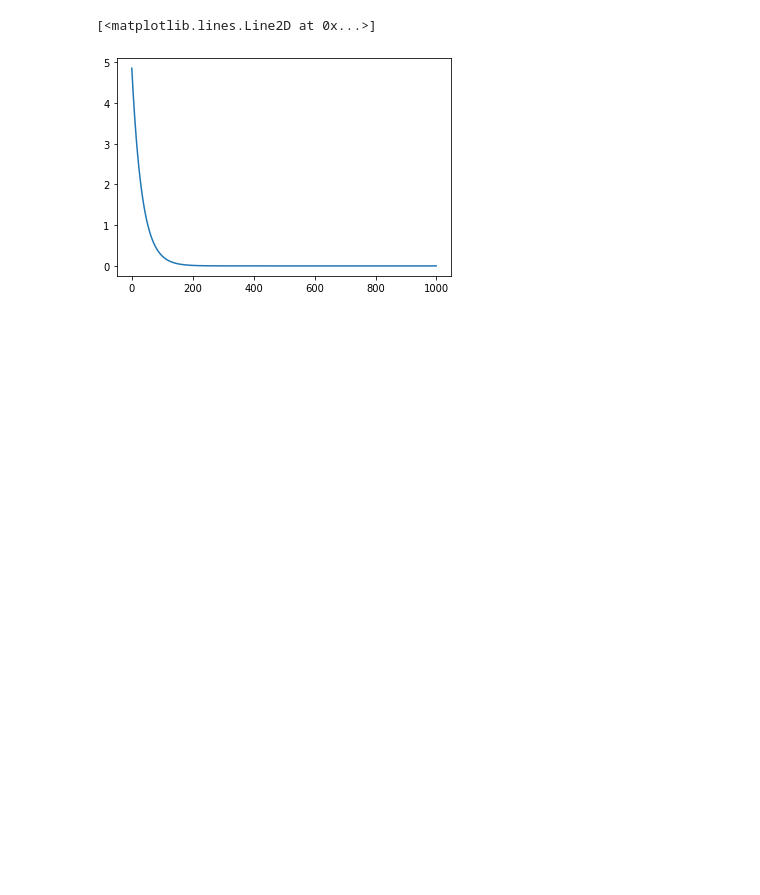
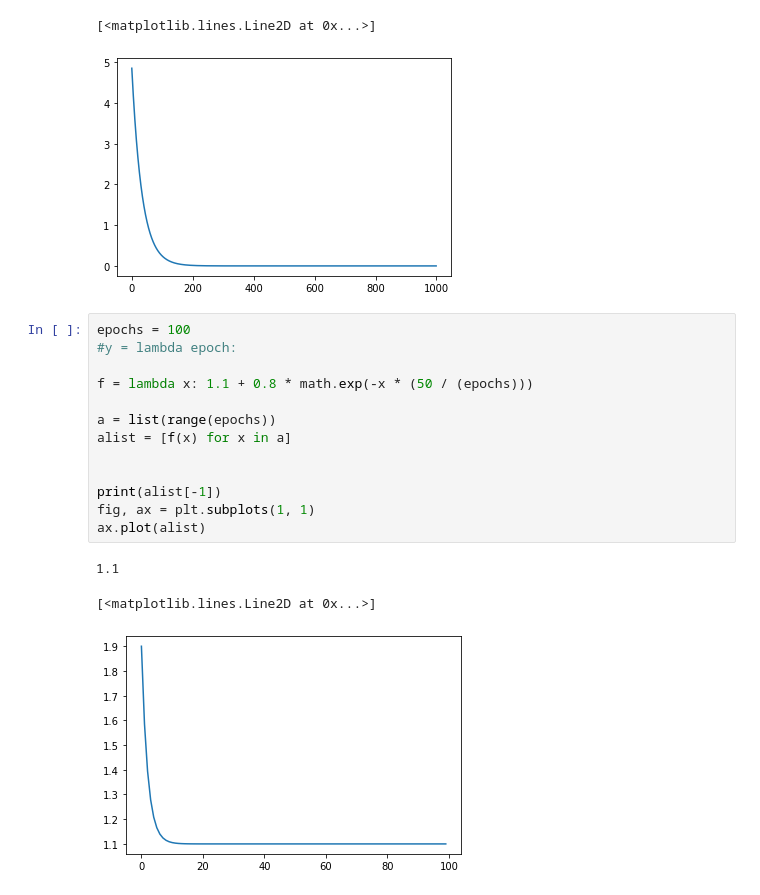
Before and after one commit to DanielPeterssonAI/Deep-learning-Daniel-Petersson, a Jupyter notebook: evo_regressor_test.ipynb, the cells around one changed output. Cells and saved outputs as stored; diff of their text form; blank space fills up the shorter version.

```diff
--- a/evo_regressor_test.ipynb
+++ b/evo_regressor_test.ipynb
@@ -87,3 +202,20 @@ plt.plot(list(range(xrange)), y)
 # %% [output]
 [<matplotlib.lines.Line2D at 0x...>]
 [figure]
+# %%
+epochs = 100
+#y = lambda epoch:
+
+f = lambda x: 1.1 + 0.8 * math.exp(-x * (50 / (epochs)))
+
+a = list(range(epochs))
+alist = [f(x) for x in a]
+
+
+print(alist[-1])
+fig, ax = plt.subplots(1, 1)
+ax.plot(alist)
+# %% [output]
+1.1
+[<matplotlib.lines.Line2D at 0x...>]
+[figure, added]
```
Also changed, not shown: parts of 4 cells of this notebook, 3 other files.
